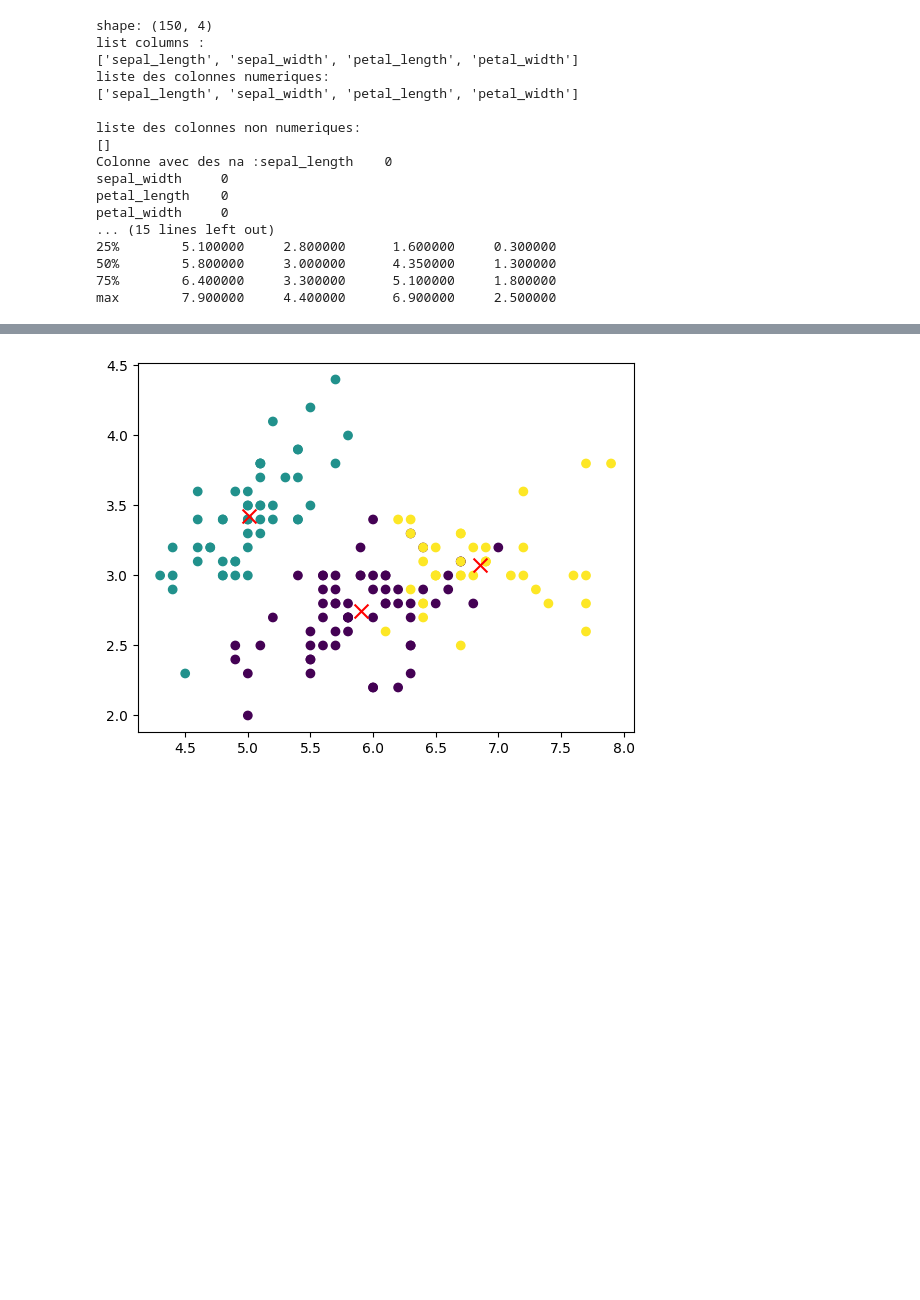
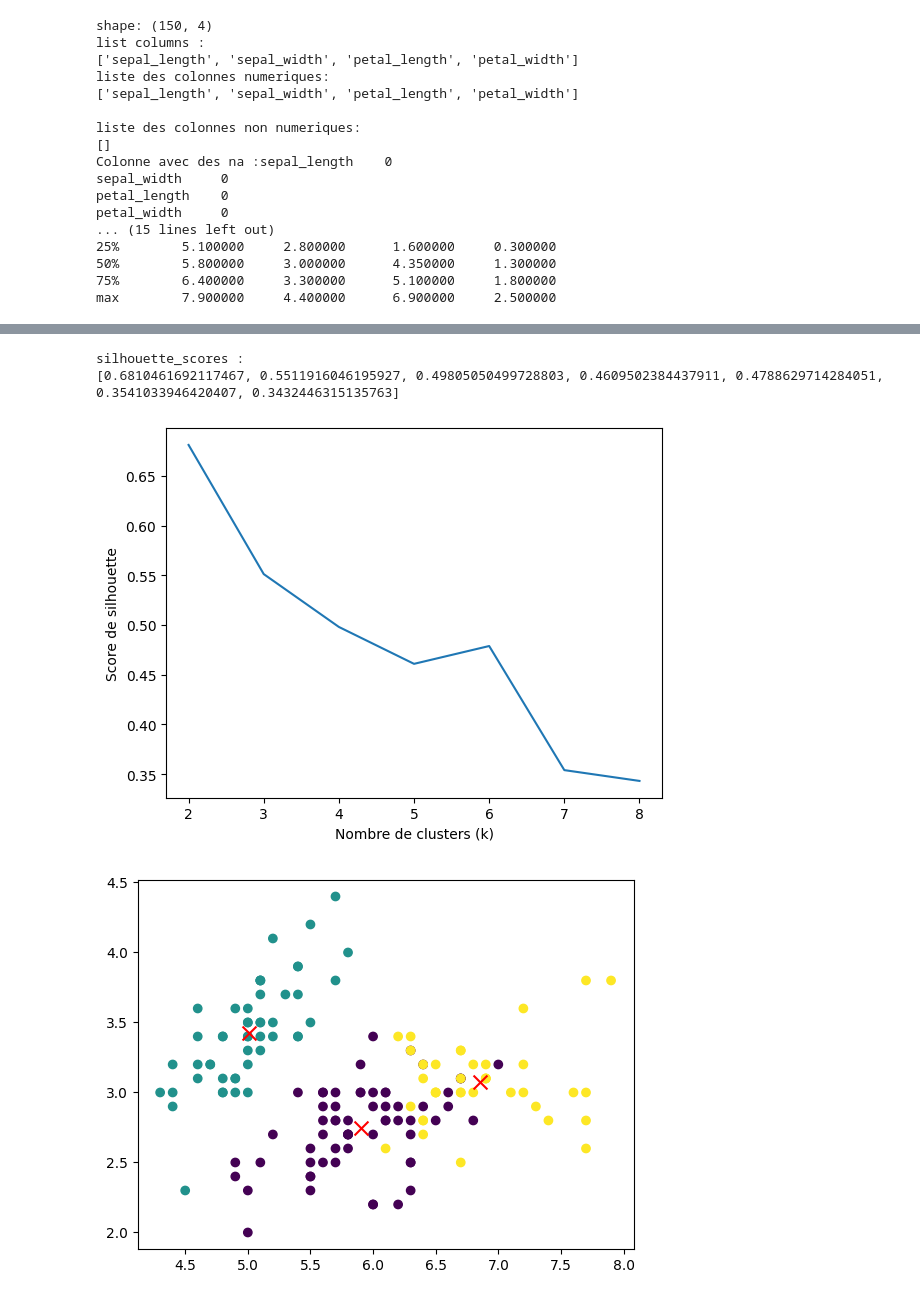
Before and after one commit to bigmoletos/WildCodeSchool_formation_IA_nov2023, a Jupyter notebook: quêtes/Semaine7/FD_3.1_ML_Clustering_K_means.ipynb, the cells around one changed output, grey strips where cells are left out. Cells and saved outputs as stored; diff of their text form; code cells hidden in the pictures; blank space fills up the shorter version.

```diff
--- a/quêtes/Semaine7/FD_3.1_ML_Clustering_K_means.ipynb
+++ b/quêtes/Semaine7/FD_3.1_ML_Clustering_K_means.ipynb
@@ -87,6 +87,6 @@ petal_width     0
 75%        6.400000     3.300000      5.100000     1.800000
 max        7.900000     4.400000      6.900000     2.500000
 # %%
-model = KMeans(n_clusters=3, random_state=0)
+model = KMeans(n_clusters=3, random_state=0, n_init='auto')
 model.fit(X)
 # %% [output]
@@ -95,11 +94,17 @@ KMeans(n_clusters=3, random_state=0)
 # %%
-model.predict(X)
+import plotly.express as px
+import plotly.graph_objects as go
+from sklearn.cluster import KMeans
+
 # Effectuer la classification KMeans
-model = KMeans(n_clusters=5, random_state=0)
+model = KMeans(n_clusters=5, random_state=0, n_init='auto')
 model.fit(X)
 
 # Afficher les résultats
 fig = px.scatter(df, x='sepal_length', y='sepal_width', color=model.labels_)
-fig.add_trace(px.scatter(x=model.cluster_centers_[:, 0], y=model.cluster_centers_[
-              :, 1],  mode='markers', marker=dict(size=10, color='red')))
+
+# Ajouter les centres de clusters
+fig.add_trace(go.Scatter(x=model.cluster_centers_[:, 0], y=model.cluster_centers_[
+              :, 1], mode='markers', marker=dict(size=10, color='red')))
+
 fig.show()
@@ -109,3 +111,27 @@ TypeError: scatter() got an unexpected keyword argument 'mode'
+# %%
+from sklearn.metrics import silhouette_score
+from sklearn.cluster import KMeans
+import matplotlib.pyplot as plt
+
+# Initialiser une liste pour stocker les scores de silhouette
+silhouette_scores = []
+
+# Boucle sur différentes valeurs de k
+for k in range(2, 9):
+    modelKM = KMeans(n_clusters=k, random_state=3, n_init='auto')
+    modelKM.fit(X)
+    score = silhouette_score(X, modelKM.labels_)
+    silhouette_scores.append(score)
+print(f"\nsilhouette_scores :\n{silhouette_scores} \n")
+# Tracer les scores de silhouette
+plt.plot(range(2, 9), silhouette_scores)
+plt.xlabel('Nombre de clusters (k)')
+plt.ylabel('Score de silhouette')
+plt.show()
+# %% [output]
+silhouette_scores :
+[0.6810461692117467, 0.5511916046195927, 0.49805050499728803, 0.4609502384437911, 0.4788629714284051, 0.3541033946420407, 0.3432446315135763]
+[figure, added]
 # %%
 # Prédire les étiquettes de cluster pour les données
 labels = model.predict(X)
```
Also changed, not shown: parts of 3 cells of this notebook, 7 other files.
